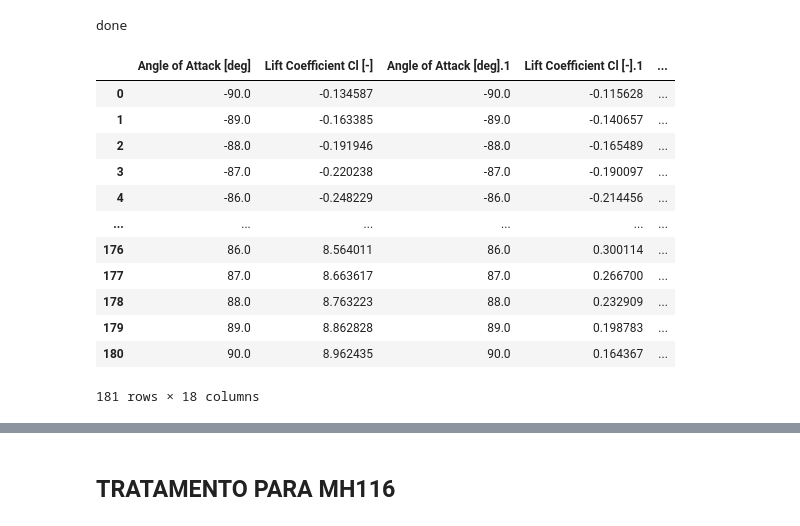
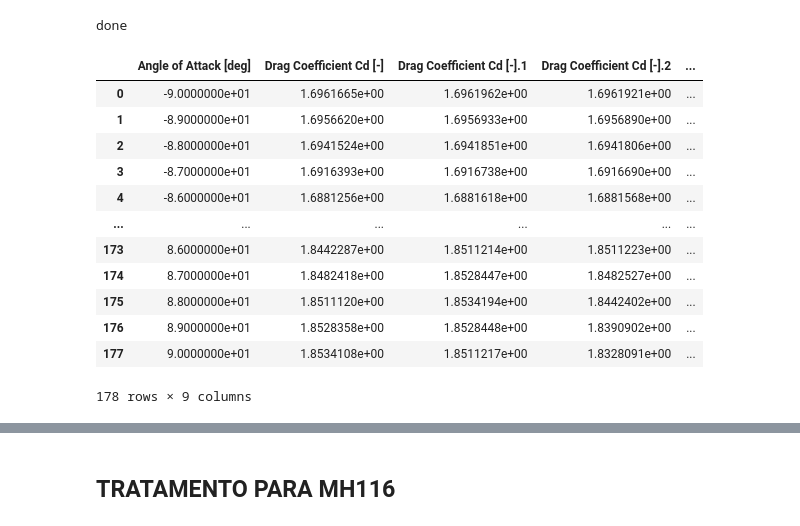
Before and after one commit to Pedro-pb-coder/polars.Qblade, a Jupyter notebook: polares.all.ipynb, the cells around one changed output, grey strips where cells are left out. Saved outputs shown, nothing was run; the diff lists cells and outputs as text; code cells hidden in the pictures.

```diff
--- a/polares.all.ipynb
+++ b/polares.all.ipynb
@@ -44,0 +65,35 @@ print(df_cl.iloc[:, [0]])
+# %%
+# Remover colunas desnecessárias
+
+columns_to_drop_cd = [
+    'Angle of Attack [deg].1',
+    'Angle of Attack [deg].2',
+    'Angle of Attack [deg].3',
+    'Angle of Attack [deg].4',
+    'Angle of Attack [deg].5',
+    'Angle of Attack [deg].6',
+    'Angle of Attack [deg].7',
+    'Angle of Attack [deg].8',
+    'Drag Coefficient Cd [-].8'
+]
+#Drag Coefficient Cd [-].8
+columns_to_drop_cl = [
+    'Angle of Attack [deg].1',
+    'Angle of Attack [deg].2',
+    'Angle of Attack [deg].3',
+    'Angle of Attack [deg].4',
+    'Angle of Attack [deg].5',
+    'Angle of Attack [deg].6',
+    'Angle of Attack [deg].7',
+    'Angle of Attack [deg].8',
+    'Lift Coefficient Cl [-].8'
+]
+
+df_cl = df_cl.drop(columns=columns_to_drop_cl, errors='ignore')
+df_cd = df_cd.drop(columns=columns_to_drop_cd, errors='ignore')
+
+# Remover linhas desnecessárias
+df_cl = df_cl[df_cl.iloc[:, 0] != 'END']
+df_cd = df_cd[df_cd.iloc[:, 0] != 'END']
+
+print( 'done')
@@ -52,20 +129,21 @@ print('done')
 # %% [output]
 done
 # %%
-# testar de vieram certo
-df_cl.head(190)
-#df_cd.head(12)
+# testar se removera certo
+
+df_cd.head(181)
+#df_cd.head(181)
 # %% [output]
-|  | Angle of Attack [deg] | Lift Coefficient Cl [-] | Angle of Attack [deg].1 | Lift Coefficient Cl [-].1 | ... |
-| 0 | -90.0 | -0.134587 | -90.0 | -0.115628 | ... |
-| 1 | -89.0 | -0.163385 | -89.0 | -0.140657 | ... |
-| 2 | -88.0 | -0.191946 | -88.0 | -0.165489 | ... |
-| 3 | -87.0 | -0.220238 | -87.0 | -0.190097 | ... |
-| 4 | -86.0 | -0.248229 | -86.0 | -0.214456 | ... |
+|  | Angle of Attack [deg] | Drag Coefficient Cd [-] | Drag Coefficient Cd [-].1 | Drag Coefficient Cd [-].2 | ... |
+| 0 | -9.0000000e+01 | 1.6961665e+00 | 1.6961962e+00 | 1.6961921e+00 | ... |
+| 1 | -8.9000000e+01 | 1.6956620e+00 | 1.6956933e+00 | 1.6956890e+00 | ... |
+| 2 | -8.8000000e+01 | 1.6941524e+00 | 1.6941851e+00 | 1.6941806e+00 | ... |
+| 3 | -8.7000000e+01 | 1.6916393e+00 | 1.6916738e+00 | 1.6916690e+00 | ... |
+| 4 | -8.6000000e+01 | 1.6881256e+00 | 1.6881618e+00 | 1.6881568e+00 | ... |
 | ... | ... | ... | ... | ... | ... |
-| 176 | 86.0 | 8.564011 | 86.0 | 0.300114 | ... |
-| 177 | 87.0 | 8.663617 | 87.0 | 0.266700 | ... |
-| 178 | 88.0 | 8.763223 | 88.0 | 0.232909 | ... |
-| 179 | 89.0 | 8.862828 | 89.0 | 0.198783 | ... |
-| 180 | 90.0 | 8.962435 | 90.0 | 0.164367 | ... |
+| 173 | 8.6000000e+01 | 1.8442287e+00 | 1.8511214e+00 | 1.8511223e+00 | ... |
+| 174 | 8.7000000e+01 | 1.8482418e+00 | 1.8528447e+00 | 1.8482527e+00 | ... |
+| 175 | 8.8000000e+01 | 1.8511120e+00 | 1.8534194e+00 | 1.8442402e+00 | ... |
+| 176 | 8.9000000e+01 | 1.8528358e+00 | 1.8528448e+00 | 1.8390902e+00 | ... |
+| 177 | 9.0000000e+01 | 1.8534108e+00 | 1.8511217e+00 | 1.8328091e+00 | ... |
-181 rows × 18 columns
+178 rows × 9 columns
```
Also changed, not shown: parts of 17 cells of this notebook.
